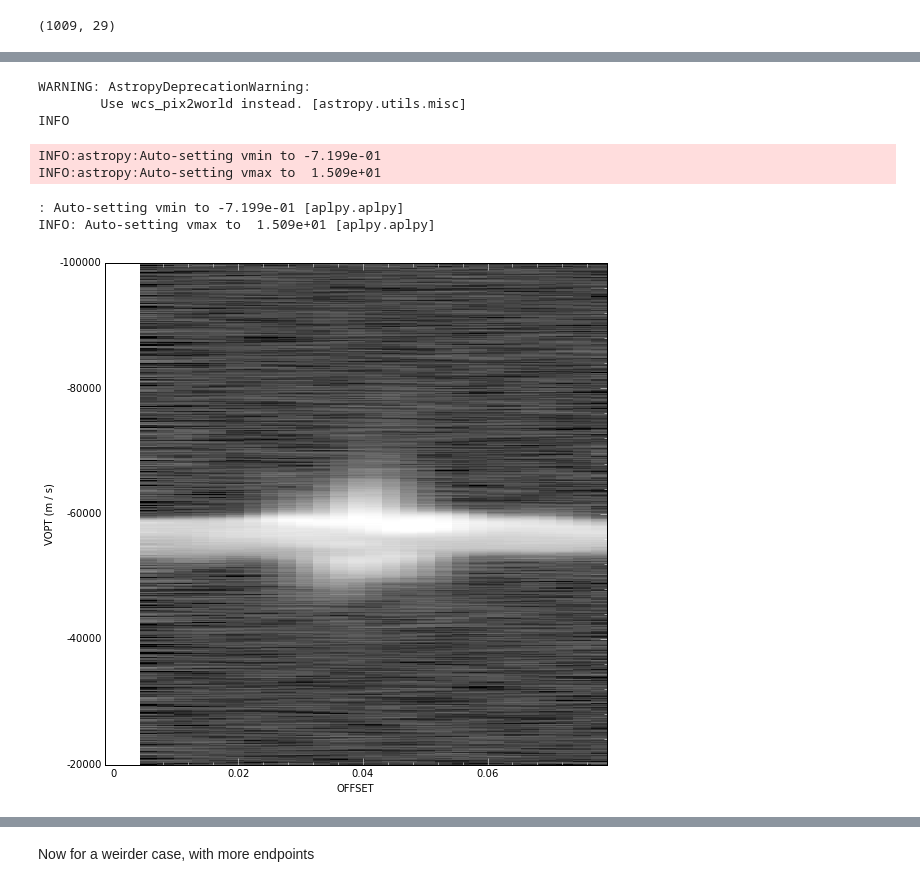
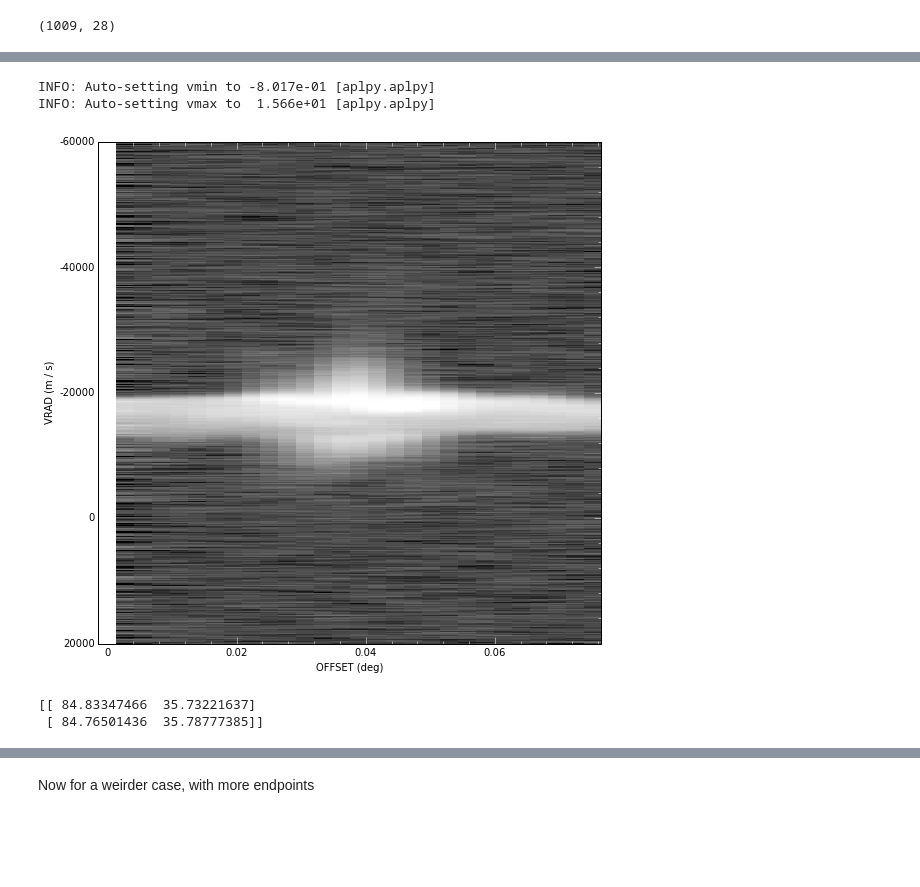
Before and after one commit to radio-astro-tools/pvextractor, a Jupyter notebook: examples/IRAS05358Slicing.ipynb, the cells around one changed output, grey strips where cells are left out. Cells and saved outputs as stored; diff of their text form; code cells hidden in the pictures; blank space fills up the shorter version.

```diff
--- a/examples/IRAS05358Slicing.ipynb
+++ b/examples/IRAS05358Slicing.ipynb
@@ -7,6 +10,5 @@ from astropy import wcs
 # %%
-with get_readable_fileobj(url, cache=True) as f:
-    fitsfile = fits.open(f)
-    data = fitsfile[0].data
-    header = fitsfile[0].header
+f = download_file(url, cache=True)
+fitsfile = fits.open(f)
+hdu = fitsfile[0]
 # %%
@@ -50,8 +34,8 @@ def endpoints_to_xy(ep):
 # %%
 endpoints = [(0,0),(20,20)]
-x,y = endpoints_to_xy(endpoints)
-pv = pv_slice(data, x, y)
+xy = Path(endpoints)
+pv = extract_pv_slice_hdu(hdu, xy, width=None)
 # %%
 pv.shape
 # %% [output]
-(1009, 29)
+(1009, 28)
@@ -62,4 +42,4 @@ hdu = fits.PrimaryHDU(data=pv,header=h2)
 # %%
-F2 = aplpy.FITSFigure(hdu)
+F2 = aplpy.FITSFigure(pv)
 F2.show_grayscale(aspect=pv.shape[1]/float(pv.shape[0]), stretch='arcsinh')
 # %% [output]
@@ -68,12 +48,11 @@ WARNING:astropy:AstropyDeprecationWarning:
-WARNING: AstropyDeprecationWarning:
-        Use wcs_pix2world instead. [astropy.utils.misc]
-INFO
+INFO: Auto-setting vmin to -8.017e-01 [aplpy.aplpy]
+INFO: Auto-setting vmax to  1.566e+01 [aplpy.aplpy]
-INFO:astropy:Auto-setting vmin to -7.199e-01
-INFO:astropy:Auto-setting vmax to  1.509e+01
-: Auto-setting vmin to -7.199e-01 [aplpy.aplpy]
-INFO: Auto-setting vmax to  1.509e+01 [aplpy.aplpy]
-[figure, old version]
+[figure, new version]
 # %%
-# a hacktacular way to overplot a line on the "flat" image
-endpoints_wcs = F._wcs.wcs_pix2world([[x,y,0] for x,y in endpoints], 0)
+# use the figure WCS to overplot a line on the "flat" image
+endpoints_wcs = w.sub([wcs.WCSSUB_CELESTIAL]).wcs_pix2world([[x,y] for x,y in endpoints], 0)
+print(endpoints_wcs)
+# %% [output]
+[[ 84.83347466  35.73221637]
+ [ 84.76501436  35.78777385]]
 # %%
```
Also changed, not shown: parts of 17 cells of this notebook, 1 other file.
